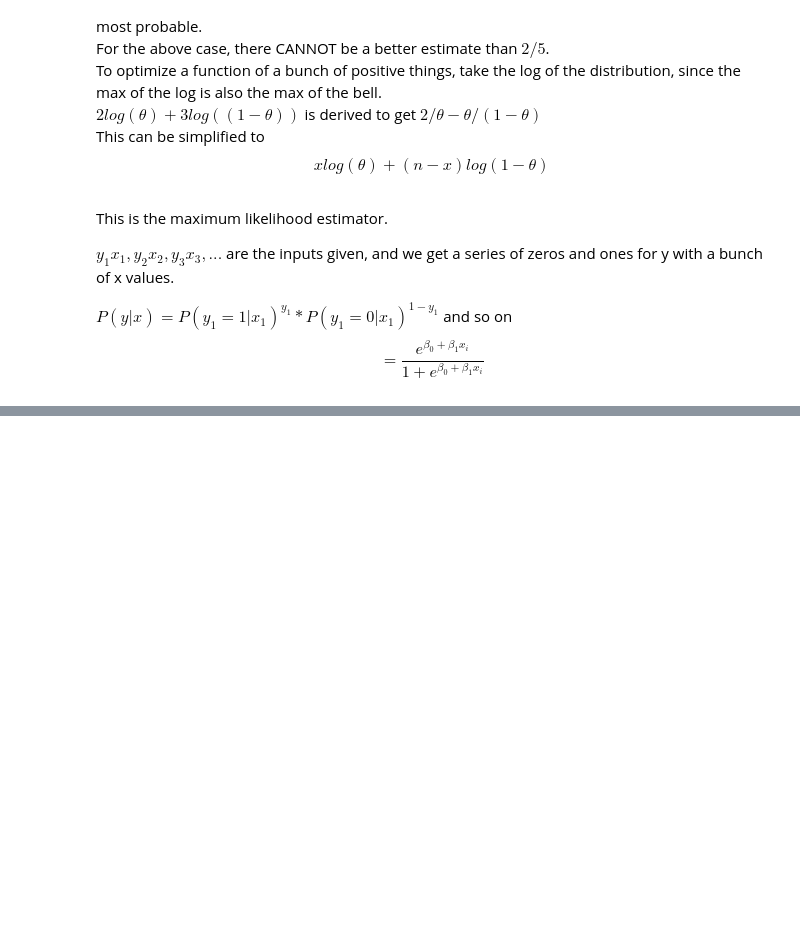
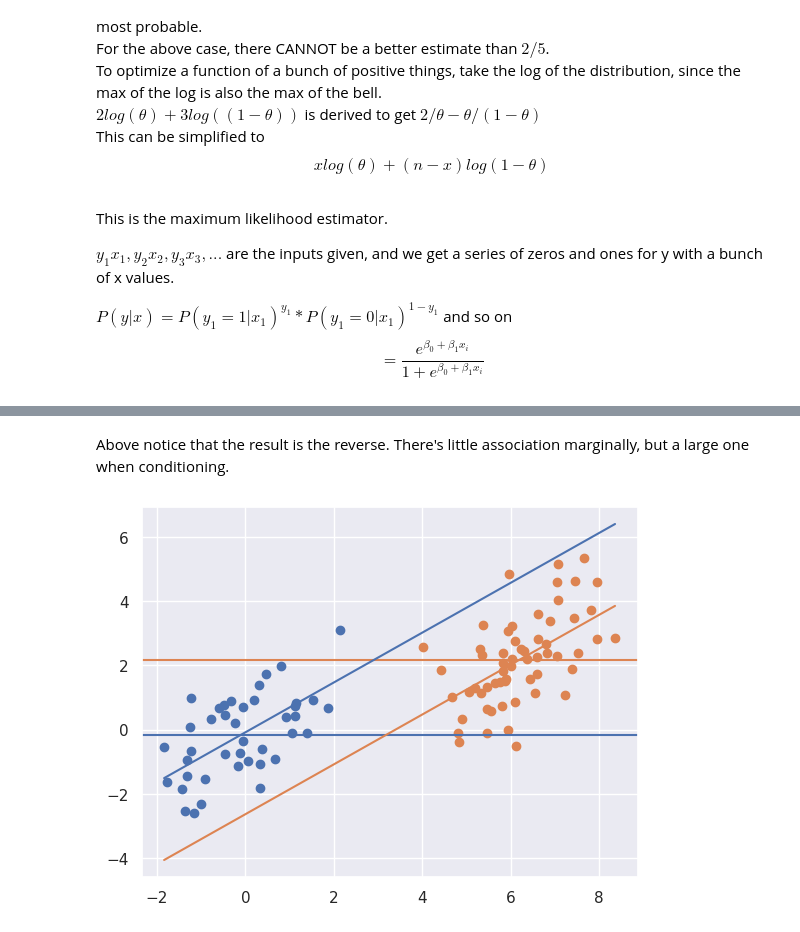
Before and after one commit to Livi-Arbo/BME-DS-Notes, a Jupyter notebook: Data_Science_Notes.ipynb, the cells around one changed output, grey strips where cells are left out. Saved outputs shown, nothing was run; the diff lists cells and outputs as text; code cells hidden in the pictures; blank space fills up the shorter version.

```diff
--- a/Data_Science_Notes.ipynb
+++ b/Data_Science_Notes.ipynb
@@ -650,0 +878,6 @@ $$ = \frac{e^{\beta_0 + \beta_1 x_i}}{1 + e^{\beta_0 + \beta_1 x_i}}$$
+# %% [markdown]
+Above notice that the result is the reverse. There's little association marginally, but a large one when conditioning.
+# %%
+myplot(x + t * 6, y  - t * 2, t)
+# %% [output]
+[figure, added]
```
Also changed, not shown: parts of 18 cells of this notebook.
